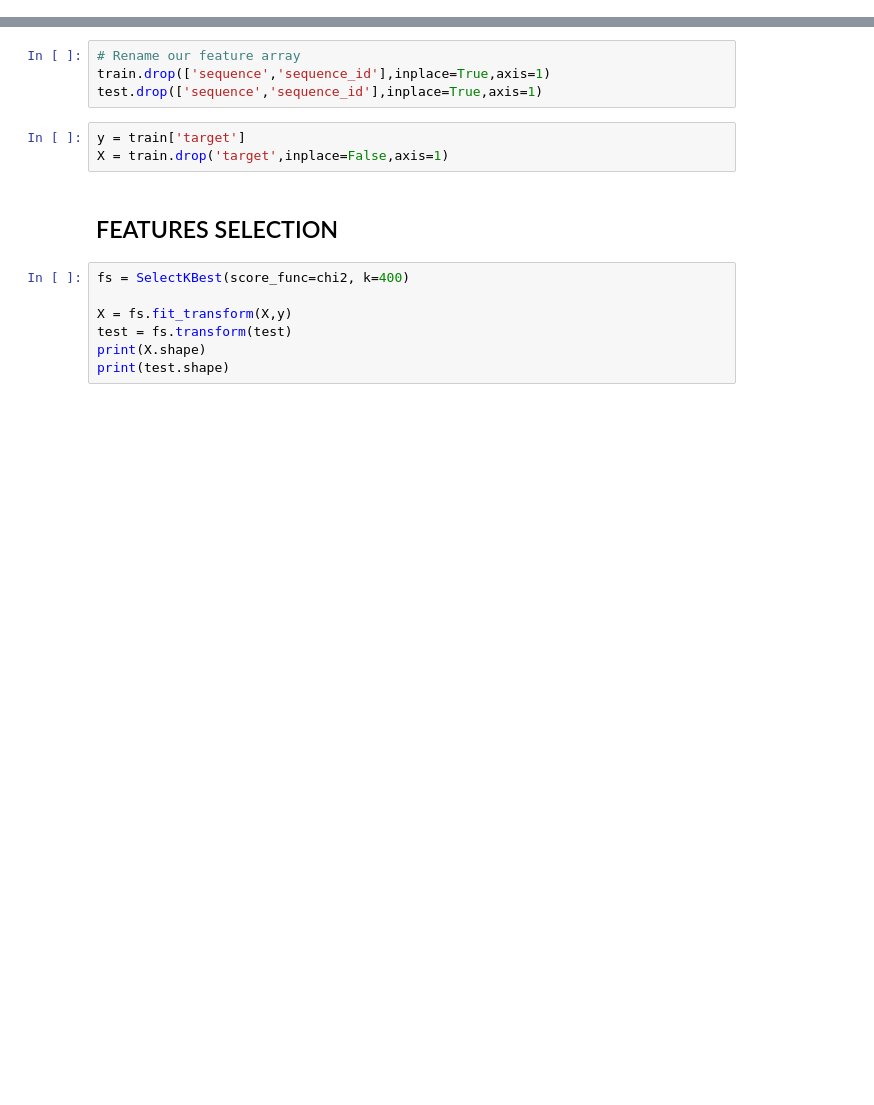
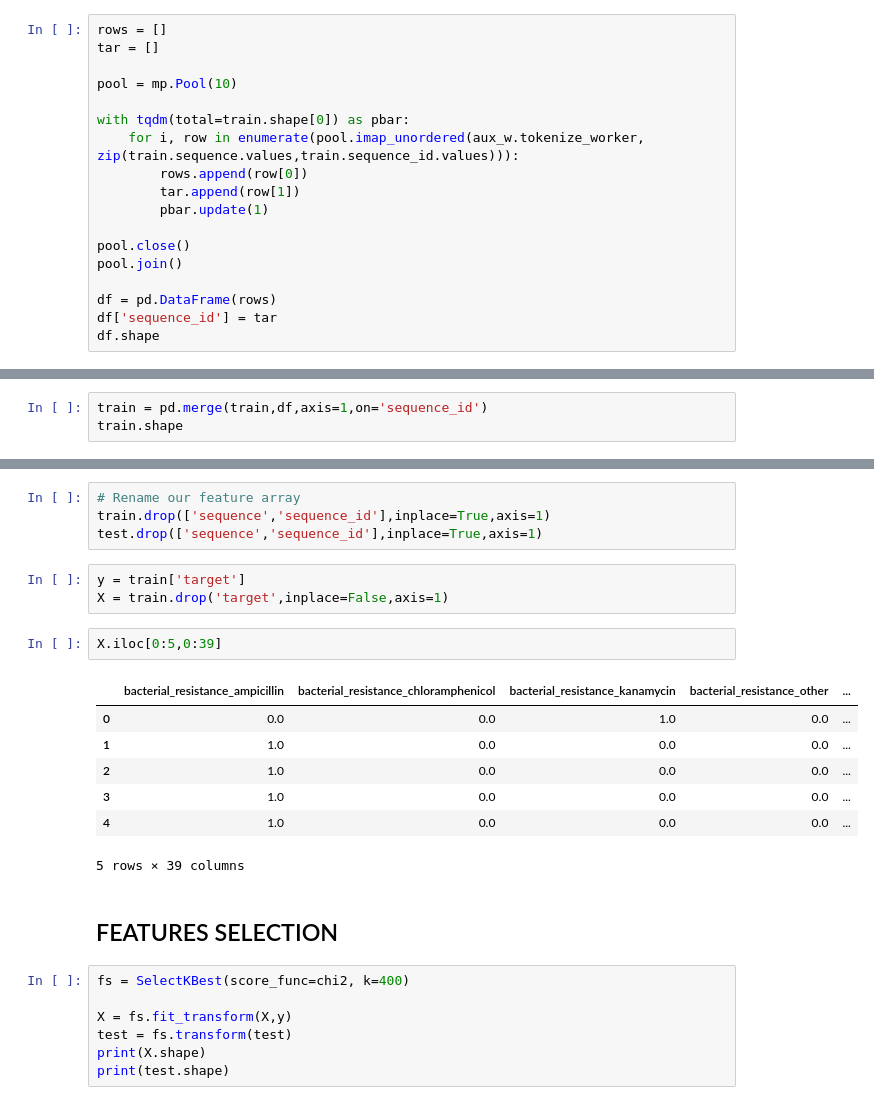
Before and after one commit to VictorCallejas/GeneticEngineeringAttributionChallenge, a Jupyter notebook: notebooks/blast_model.ipynb, the cells around one changed output, grey strips where cells are left out. Cells and saved outputs as stored; diff of their text form; blank space fills up the shorter version.

```diff
--- a/notebooks/blast_model.ipynb
+++ b/notebooks/blast_model.ipynb
@@ -40,0 +50,18 @@ Test:  (18816, 3947)
+# %%
+rows = []
+tar = []
+
+pool = mp.Pool(10)
+
+with tqdm(total=train.shape[0]) as pbar:
+    for i, row in enumerate(pool.imap_unordered(aux_w.tokenize_worker, zip(train.sequence.values,train.sequence_id.values))):
+        rows.append(row[0])
+        tar.append(row[1])
+        pbar.update(1)
+
+pool.close()
+pool.join()
+
+df = pd.DataFrame(rows)
+df['sequence_id'] = tar
+df.shape
@@ -40,0 +70,3 @@ Test:  (18816, 3947)
+# %%
+train = pd.merge(train,df,axis=1,on='sequence_id')
+train.shape
@@ -96,6 +153,16 @@ test.drop(['sequence','sequence_id'],inplace=True,axis=1)
 # %%
 y = train['target']
 X = train.drop('target',inplace=False,axis=1)
+# %%
+X.iloc[0:5,0:39]
+# %% [output]
+|  | bacterial_resistance_ampicillin | bacterial_resistance_chloramphenicol | bacterial_resistance_kanamycin | bacterial_resistance_other | ... |
+| 0 | 0.0 | 0.0 | 1.0 | 0.0 | ... |
+| 1 | 1.0 | 0.0 | 0.0 | 0.0 | ... |
+| 2 | 1.0 | 0.0 | 0.0 | 0.0 | ... |
+| 3 | 1.0 | 0.0 | 0.0 | 0.0 | ... |
+| 4 | 1.0 | 0.0 | 0.0 | 0.0 | ... |
+5 rows × 39 columns
 # %% [markdown]
 ## FEATURES SELECTION
 # %%
```
Also changed, not shown: parts of 27 cells of this notebook, 37 other files.
